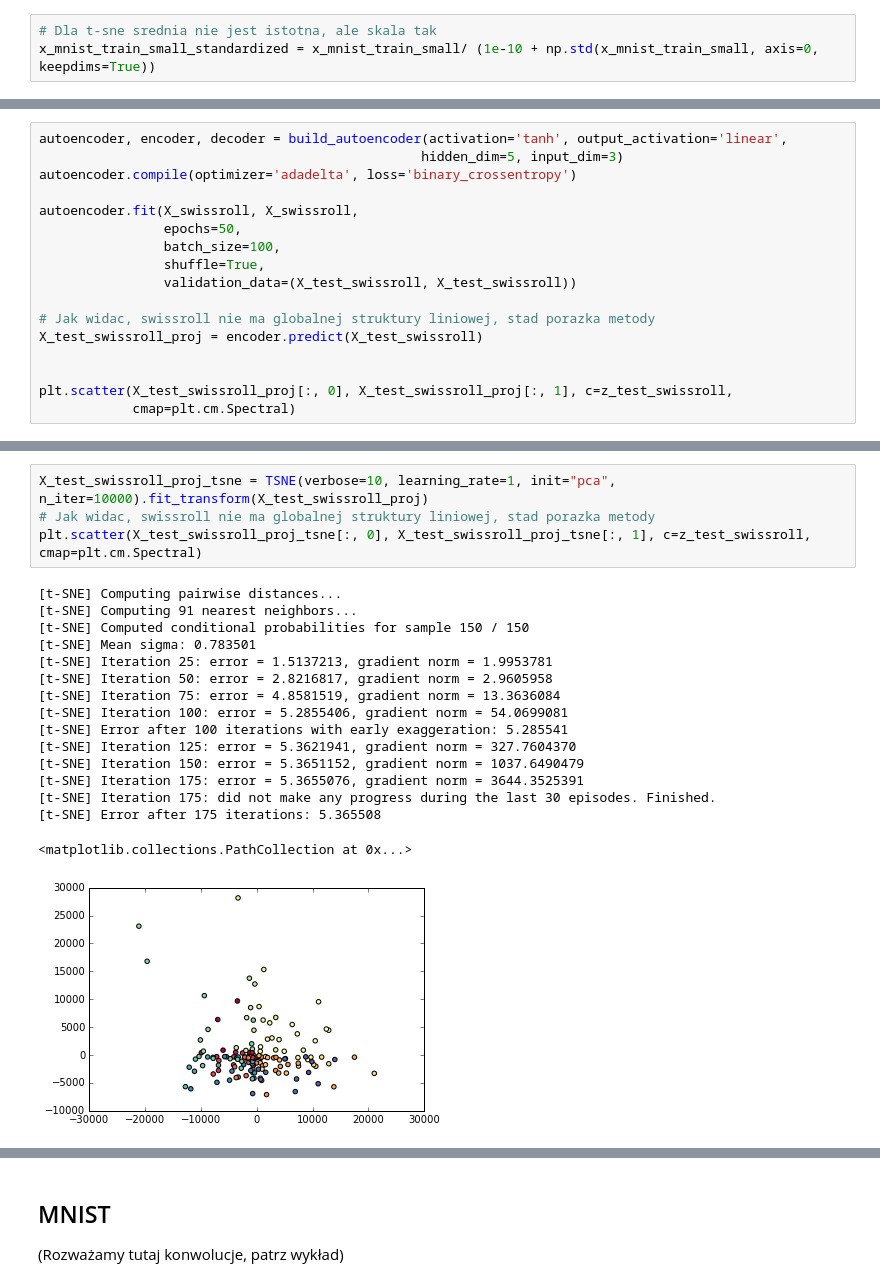
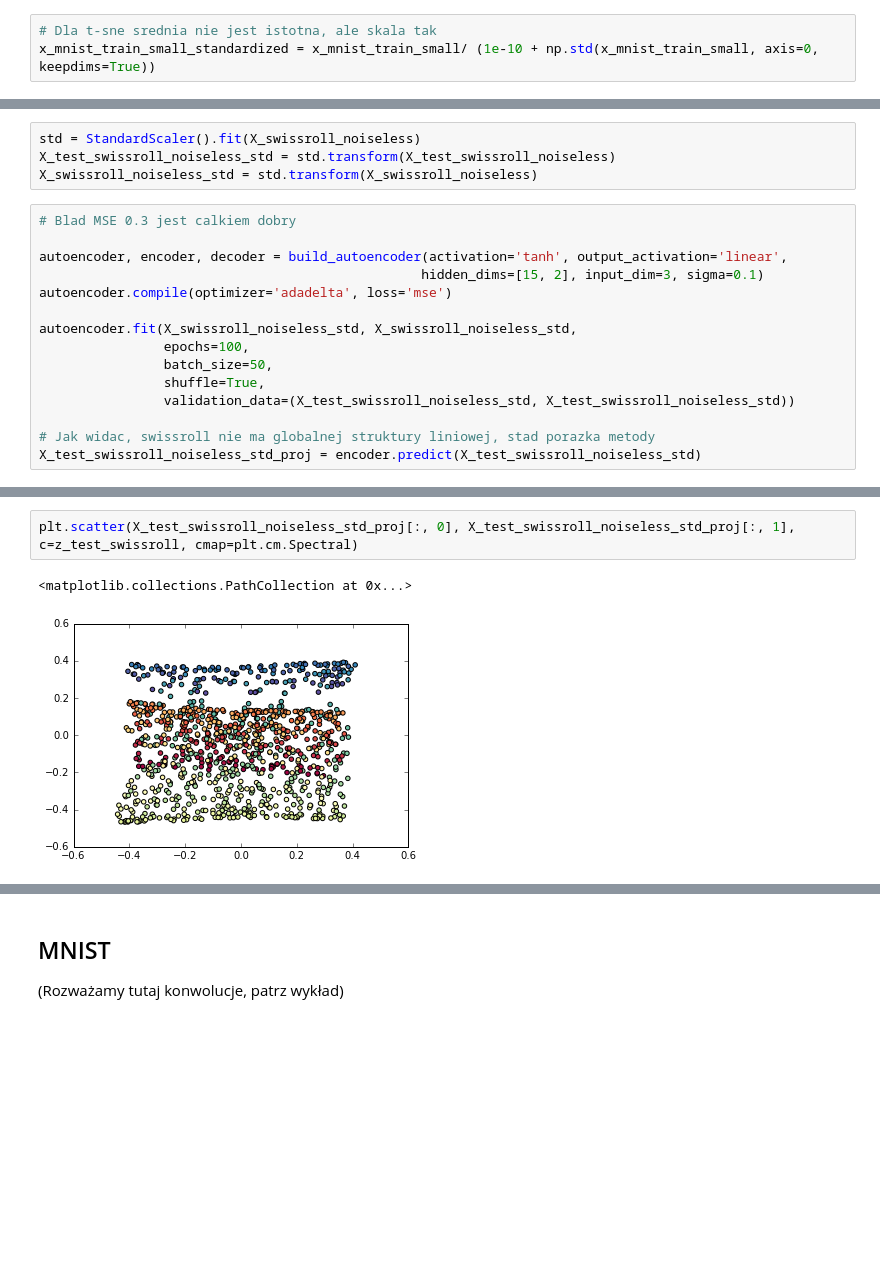
Before and after one commit to gmum/ml2017, a Jupyter notebook: L11.ipynb, the cells around one changed output, grey strips where cells are left out. Cells and saved outputs as stored; diff of their text form; blank space fills up the shorter version.

```diff
--- a/L11.ipynb
+++ b/L11.ipynb
@@ -447,18 +442,20 @@ Ref: http://gabgoh.github.io/ThoughtVectors/, https://blog.keras.io/building-aut
+# %%
+std = StandardScaler().fit(X_swissroll_noiseless)
+X_test_swissroll_noiseless_std = std.transform(X_test_swissroll_noiseless)
+X_swissroll_noiseless_std = std.transform(X_swissroll_noiseless)
 # %%
+# Blad MSE 0.3 jest calkiem dobry
+
 autoencoder, encoder, decoder = build_autoencoder(activation='tanh', output_activation='linear',
-                                                 hidden_dim=5, input_dim=3)
-autoencoder.compile(optimizer='adadelta', loss='binary_crossentropy')
+                                                 hidden_dims=[15, 2], input_dim=3, sigma=0.1)
+autoencoder.compile(optimizer='adadelta', loss='mse')
 
-autoencoder.fit(X_swissroll, X_swissroll,
-                epochs=50,
-                batch_size=100,
+autoencoder.fit(X_swissroll_noiseless_std, X_swissroll_noiseless_std,
+                epochs=100,
+                batch_size=50,
                 shuffle=True,
-                validation_data=(X_test_swissroll, X_test_swissroll))
+                validation_data=(X_test_swissroll_noiseless_std, X_test_swissroll_noiseless_std))
 
 # Jak widac, swissroll nie ma globalnej struktury liniowej, stad porazka metody
-X_test_swissroll_proj = encoder.predict(X_test_swissroll)
-
-
-plt.scatter(X_test_swissroll_proj[:, 0], X_test_swissroll_proj[:, 1], c=z_test_swissroll,
-            cmap=plt.cm.Spectral)
+X_test_swissroll_noiseless_std_proj = encoder.predict(X_test_swissroll_noiseless_std)
 # %% [output]
@@ -484,24 +479,8 @@ Epoch 50/50
-# %%
-X_test_swissroll_proj_tsne = TSNE(verbose=10, learning_rate=1, init="pca", n_iter=10000).fit_transform(X_test_swissroll_proj)
-# Jak widac, swissroll nie ma globalnej struktury liniowej, stad porazka metody
-plt.scatter(X_test_swissroll_proj_tsne[:, 0], X_test_swissroll_proj_tsne[:, 1], c=z_test_swissroll, cmap=plt.cm.Spectral)
-# %% [output]
-[t-SNE] Computing pairwise distances...
-[t-SNE] Computing 91 nearest neighbors...
-[t-SNE] Computed conditional probabilities for sample 150 / 150
-[t-SNE] Mean sigma: 0.783501
-[t-SNE] Iteration 25: error = 1.5137213, gradient norm = 1.9953781
-[t-SNE] Iteration 50: error = 2.8216817, gradient norm = 2.9605958
-[t-SNE] Iteration 75: error = 4.8581519, gradient norm = 13.3636084
-[t-SNE] Iteration 100: error = 5.2855406, gradient norm = 54.0699081
-[t-SNE] Error after 100 iterations with early exaggeration: 5.285541
-[t-SNE] Iteration 125: error = 5.3621941, gradient norm = 327.7604370
-[t-SNE] Iteration 150: error = 5.3651152, gradient norm = 1037.6490479
-[t-SNE] Iteration 175: error = 5.3655076, gradient norm = 3644.3525391
-[t-SNE] Iteration 175: did not make any progress during the last 30 episodes. Finished.
-[t-SNE] Error after 175 iterations: 5.365508
-<matplotlib.collections.PathCollection at 0x...>
-[figure, removed]
+# %%
+plt.scatter(X_test_swissroll_noiseless_std_proj[:, 0], X_test_swissroll_noiseless_std_proj[:, 1], c=z_test_swissroll, cmap=plt.cm.Spectral)
+# %% [output]
+<matplotlib.collections.PathCollection at 0x...>
+[figure, added]
 # %% [markdown]
 ## Interrim - konwolucje
 
```
Also changed, not shown: parts of 40 cells of this notebook.
